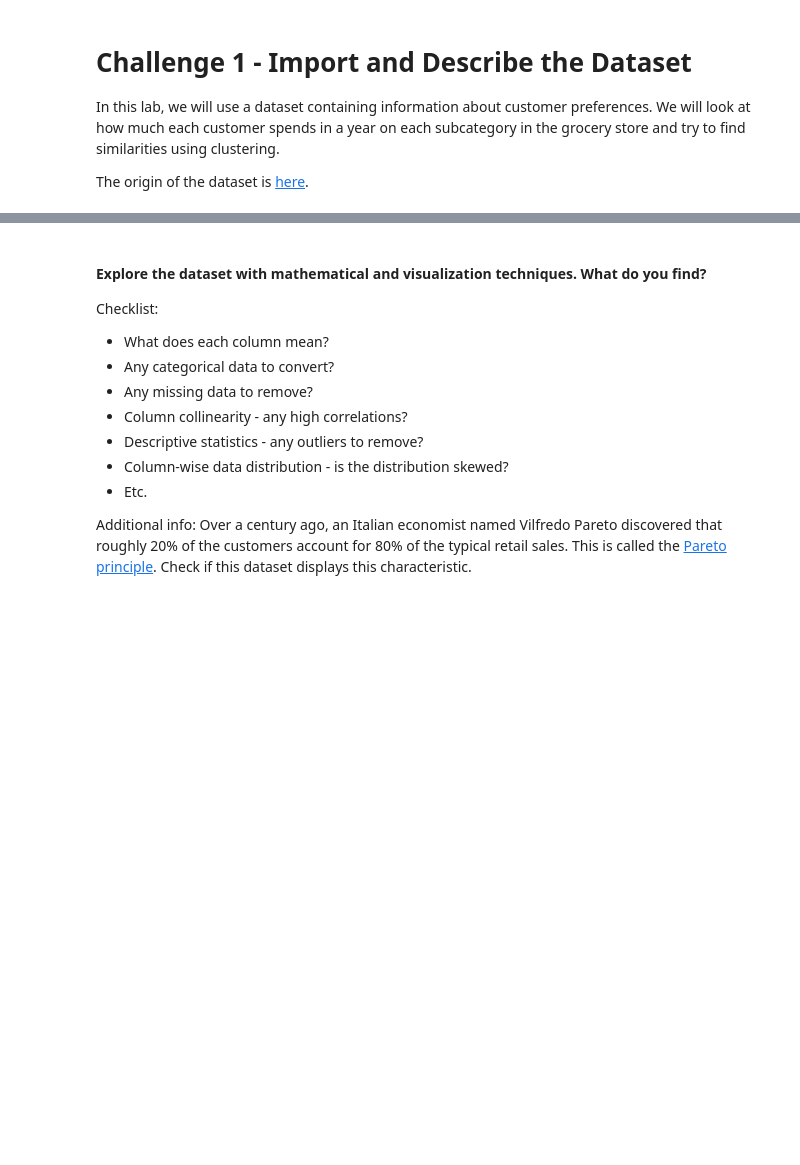
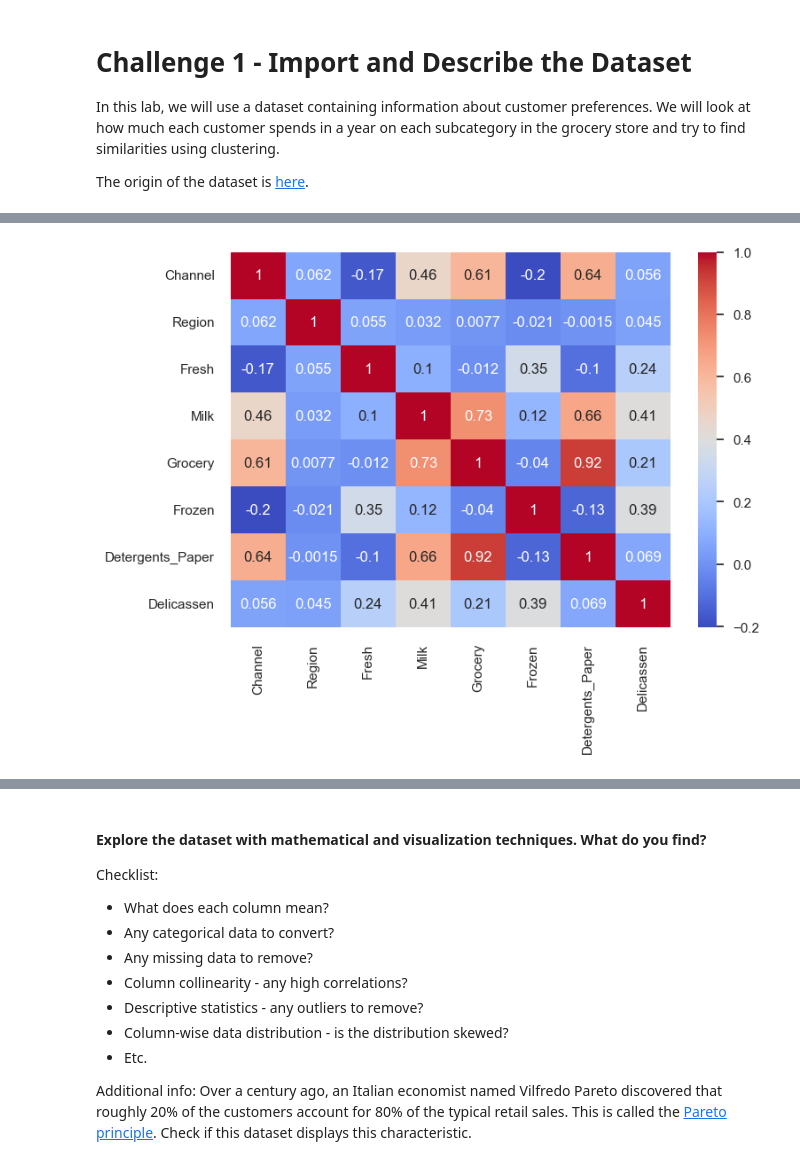
Before and after one commit to sergioironhack/ironhack-ai-course, a Jupyter notebook: lab-solutions/lab-unsupervised-learning/main.ipynb, the cells around one changed output, grey strips where cells are left out. Drawn from its saved outputs; the diff is of its cells as text; code cells hidden in the pictures; blank space fills up the shorter version.

```diff
--- a/lab-solutions/lab-unsupervised-learning/main.ipynb
+++ b/lab-solutions/lab-unsupervised-learning/main.ipynb
@@ -38,0 +69,6 @@ df.head()
+# %%
+correlation_matrix = df.corr()
+sns.heatmap(correlation_matrix, annot=True, cmap='coolwarm')
+plt.show()
+# %% [output]
+[figure, added]
```
Also changed, not shown: parts of 25 cells of this notebook, 3 other files.
